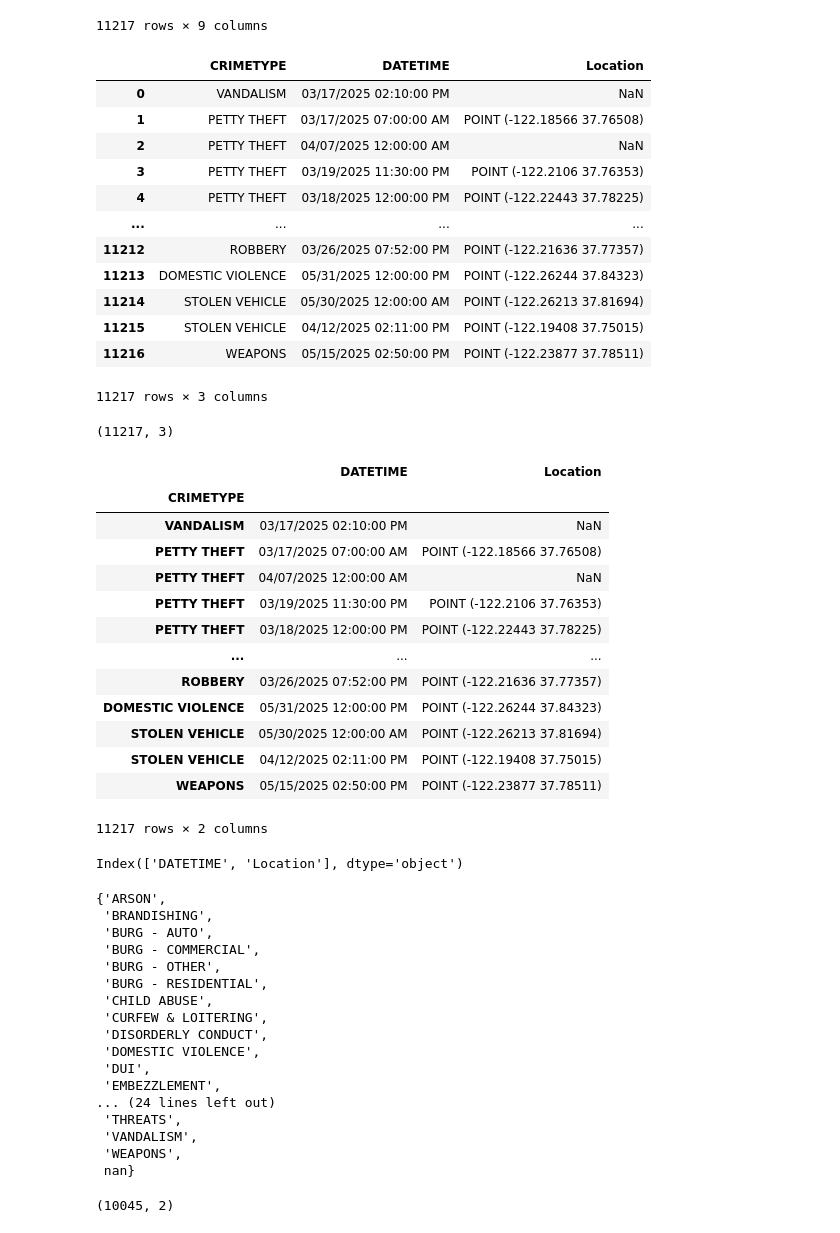
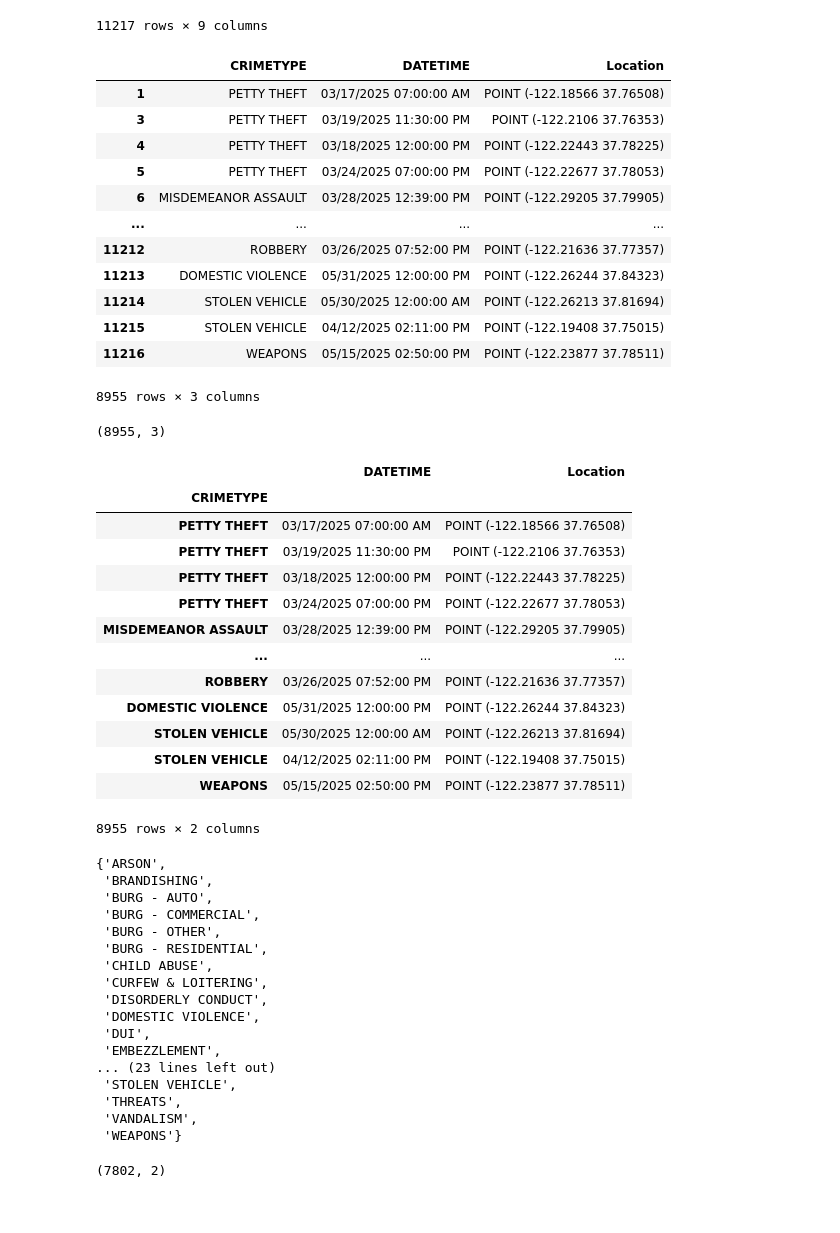
Before and after one commit to jovannareyesc/worker_safety_ml, a Jupyter notebook: oakland_data.ipynb, the cells around one changed output. Cells and saved outputs as stored; diff of their text form; code cells hidden in the pictures.

```diff
--- a/oakland_data.ipynb
+++ b/oakland_data.ipynb
@@ -29,28 +32,29 @@ df
 # %%
 # Eliminating columns that are redundant to the project such as the 'casenumber', 'policebeat', 'address', 'description' 'city', and 'state' columns and updating the dataframe
 # Addresses in this case are not really needed as therein lies more precision in coordinates.
+# nan values were also dropped to clean everything up
 todrop = ['CASENUMBER', 'CITY', 'STATE', 'POLICEBEAT', 'ADDRESS', 'DESCRIPTION']
-df = df.drop(todrop, axis=1)
+df = df.drop(todrop, axis=1).dropna()
 df
 # %% [output]
 |  | CRIMETYPE | DATETIME | Location |
-| 0 | VANDALISM | 03/17/2025 02:10:00 PM | NaN |
 | 1 | PETTY THEFT | 03/17/2025 07:00:00 AM | POINT (-122.18566 37.76508) |
-| 2 | PETTY THEFT | 04/07/2025 12:00:00 AM | NaN |
 | 3 | PETTY THEFT | 03/19/2025 11:30:00 PM | POINT (-122.2106 37.76353) |
 | 4 | PETTY THEFT | 03/18/2025 12:00:00 PM | POINT (-122.22443 37.78225) |
+| 5 | PETTY THEFT | 03/24/2025 07:00:00 PM | POINT (-122.22677 37.78053) |
+| 6 | MISDEMEANOR ASSAULT | 03/28/2025 12:39:00 PM | POINT (-122.29205 37.79905) |
 | ... | ... | ... | ... |
 | 11212 | ROBBERY | 03/26/2025 07:52:00 PM | POINT (-122.21636 37.77357) |
 | 11213 | DOMESTIC VIOLENCE | 05/31/2025 12:00:00 PM | POINT (-122.26244 37.84323) |
 | 11214 | STOLEN VEHICLE | 05/30/2025 12:00:00 AM | POINT (-122.26213 37.81694) |
 | 11215 | STOLEN VEHICLE | 04/12/2025 02:11:00 PM | POINT (-122.19408 37.75015) |
 | 11216 | WEAPONS | 05/15/2025 02:50:00 PM | POINT (-122.23877 37.78511) |
-11217 rows × 3 columns
+8955 rows × 3 columns
 # %%
 # checking for size of data
 df.shape
 # %% [output]
-(11217, 3)
+(8955, 3)
 # %%
 # setting index 'crimetype' as the initial column for more readability
 df = df.set_index('CRIMETYPE')
@@ -58,26 +62,22 @@ df
 # %% [output]
 |  | DATETIME | Location |
 | CRIMETYPE |  |  |
-| VANDALISM | 03/17/2025 02:10:00 PM | NaN |
 | PETTY THEFT | 03/17/2025 07:00:00 AM | POINT (-122.18566 37.76508) |
-| PETTY THEFT | 04/07/2025 12:00:00 AM | NaN |
 | PETTY THEFT | 03/19/2025 11:30:00 PM | POINT (-122.2106 37.76353) |
 | PETTY THEFT | 03/18/2025 12:00:00 PM | POINT (-122.22443 37.78225) |
+| PETTY THEFT | 03/24/2025 07:00:00 PM | POINT (-122.22677 37.78053) |
+| MISDEMEANOR ASSAULT | 03/28/2025 12:39:00 PM | POINT (-122.29205 37.79905) |
 | ... | ... | ... |
 | ROBBERY | 03/26/2025 07:52:00 PM | POINT (-122.21636 37.77357) |
 | DOMESTIC VIOLENCE | 05/31/2025 12:00:00 PM | POINT (-122.26244 37.84323) |
 | STOLEN VEHICLE | 05/30/2025 12:00:00 AM | POINT (-122.26213 37.81694) |
 | STOLEN VEHICLE | 04/12/2025 02:11:00 PM | POINT (-122.19408 37.75015) |
 | WEAPONS | 05/15/2025 02:50:00 PM | POINT (-122.23877 37.78511) |
-11217 rows × 2 columns
+8955 rows × 2 columns
-# %%
-df.columns
-# %% [output]
-Index(['DATETIME', 'Location'], dtype='object')
 # %%
 # converting the newly changed column as index to get the types of crimes.
 # set() was used to get the full list of types of crimes WITHOUT repetition.
-# len() used to obtain the amount of types of crimes in total [comes out to 40] but not really needed.
+# len() used to obtain the amount of types of crimes in total [comes out to 27] but not really needed.
 crimetypes = set(df.index)
 crimetypes
 # len(crimetypes)
@@ -94,11 +94,11 @@ crimetypes
  'DOMESTIC VIOLENCE',
  'DUI',
  'EMBEZZLEMENT',
-... (24 lines left out)
+... (23 lines left out)
+ 'STOLEN VEHICLE',
  'THREATS',
  'VANDALISM',
- 'WEAPONS',
- nan}
+ 'WEAPONS'}
 # %%
 # filter out once more to focus solely on the types of crimes relevant to this project and to which most immigrant workers are usually exposed to.
 # the crimes im considering are those that pose immediate physical danger, economic harm, or mental distress. this, due to the fact that many of these low-paying jobs tend to be minimally staffed or sometimes even a one-person show.
@@ -122,7 +122,7 @@ df = df.drop(crimedrop, axis=0)
 # %%
 df.shape
 # %% [output]
-(10045, 2)
+(7802, 2)
 # %%
 newcrimeset = set(df.index)
 len(newcrimeset)
```
Also changed, not shown: parts of 19 cells of this notebook.
